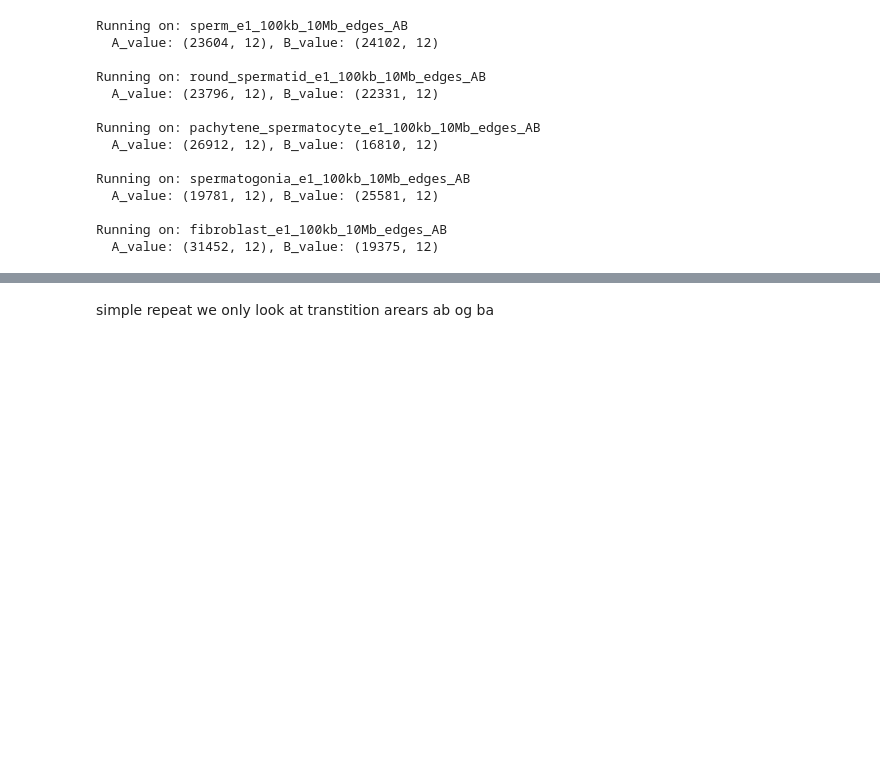
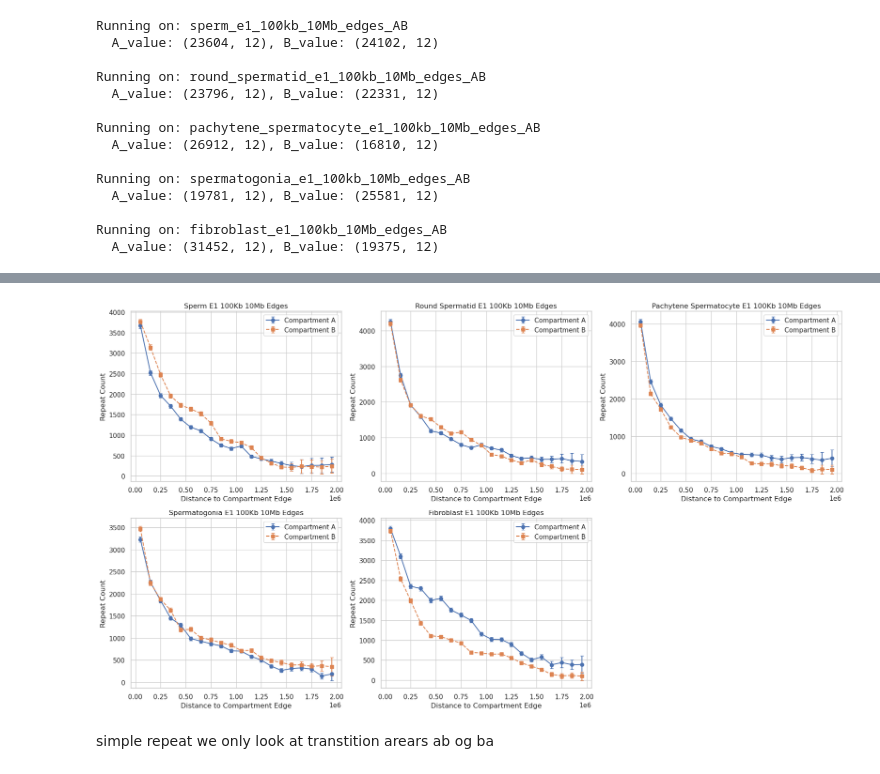
Before and after one commit to munch-group/johan_gpn_v2, a Jupyter notebook: notebooks/04_repeats.ipynb, the cells around one changed output, grey strips where cells are left out. Saved outputs shown, nothing was run; the diff lists cells and outputs as text; code cells hidden in the pictures; blank space fills up the shorter version.

```diff
--- a/notebooks/04_repeats.ipynb
+++ b/notebooks/04_repeats.ipynb
@@ -626,3 +502,19 @@ plt.show()
+# %%
+import numpy as np
+
+def bin_half_distances(comp, max_dist=2_000_000, bins=20):
+    start = comp['start'].values
+    # Compute half-distances between consecutive start positions
+    half_distances = [(start[i+1] - start[i]) / 2 for i in range(len(start) - 1)]
+
+    # Bin those distances
+    bin_edges = np.linspace(0, max_dist, bins + 1)
+    counts, _ = np.histogram(half_distances, bins=bin_edges)
+
+    # Reverse cumulative sum — how many possible contributing edges for each bin
+    reverse_cumulative_counts = np.cumsum(counts[::-1])[::-1]
+
+    return counts, reverse_cumulative_counts
 # %% [markdown]
 ## Ah shit it did not save
 # %% [markdown]
@@ -692,13 +584,13 @@ def plot_repeat_density_vs_compartment_edge(df_repeats, df_compartment_anchors):
 # %%
 ab_dfs = {name: obj for name, obj in globals().items()
           if name.endswith('_AB') and isinstance(obj, pd.DataFrame)}
-remapped_data = {}
+remapped_simple_filter_data = {}
 
 for name, df_anchor in ab_dfs.items():
     print(f"\nRunning on: {name}")
     try:
         A_value, B_value = plot_repeat_density_vs_compartment_edge(df_simple_repeats, df_anchor)
-        remapped_data[name.replace('_AB', '')] = {"A": A_value, "B": B_value}
+        remapped_simple_filter_data[name.replace('_AB', '')] = {"A": A_value, "B": B_value}
         print(f"  A_value: {A_value.shape}, B_value: {B_value.shape}")
     except Exception as e:
         print(f"  ❌ Failed on {name}: {e}")
@@ -766,3 +658,63 @@ plt.show()
+# %%
+import numpy as np
+import matplotlib.pyplot as plt
+
+# Plot settings
+num_bins = 20
+max_dist = 2_000_000
+bins = np.linspace(0, max_dist, num_bins + 1)
+bin_centers = 0.5 * (bins[:-1] + bins[1:])
+
+def bin_absmid_with_error(absmid_values, bins, edge_reverse_cumulative):
+    counts, _ = np.histogram(absmid_values, bins=bins)
+
+    # Regular Poisson errors
+    errors = np.sqrt(counts)
+
+    # Avoid division by zero
+    edge_reverse_cumulative = np.where(edge_reverse_cumulative == 0, 1, edge_reverse_cumulative)
+
+    # Adjust errors based on how many edges contribute to each bin
+    adjusted_errors = errors * (1 + 10 / edge_reverse_cumulative)
+
+    return counts, adjusted_errors
+
+
+
+# Prepare plot grid
+fig, axes = plt.subplots(2, 3, figsize=(18, 10))
+axes = axes.flatten()
+
+# Plotting
+for idx, (sample, pair) in enumerate(remapped_simple_filter_data.items()):
+    A_df = pair["A"]
+    B_df = pair["B"]
+    # Get the actual edge DataFrame using the sample name
+    edge_df = globals()[sample+ "_AB"]  # assumes sperm_e1_... etc. are loaded variables
+
+    # Compute edge spacing reverse cumulative
+    edges_counts, edges_reverse_cumulative = bin_half_distances(edge_df)
+    counts_A, errors_A = bin_absmid_with_error(A_df['absmid'].dropna(), bins, edges_reverse_cumulative)
+    counts_B, errors_B = bin_absmid_with_error(B_df['absmid'].dropna(), bins, edges_reverse_cumulative)
+
+    ax = axes[idx]
+    ax.errorbar(bin_centers, counts_A, yerr=errors_A, marker='o', linestyle='-', capsize=3, label='Compartment A')
+    ax.errorbar(bin_centers, counts_B, yerr=errors_B, marker='s', linestyle='--', capsize=3, label='Compartment B')
+    ax.set_title(sample.replace("_", " ").title())
+    ax.set_xlabel("Distance to Compartment Edge")
+    ax.set_ylabel("Repeat Count")
+    ax.grid(True)
+    ax.legend()
+
+# Hide unused subplot (slot 6)
+if len(remapped_simple_filter_data) < len(axes):
+    for i in range(len(remapped_simple_filter_data), len(axes)):
+        axes[i].axis('off')
+
+plt.tight_layout()
+plt.show()
+# %% [output]
+[figure, added]
 # %% [markdown]
 simple repeat we only look at transtition arears ab og ba
 # %%
```
Also changed, not shown: parts of 23 cells of this notebook.
